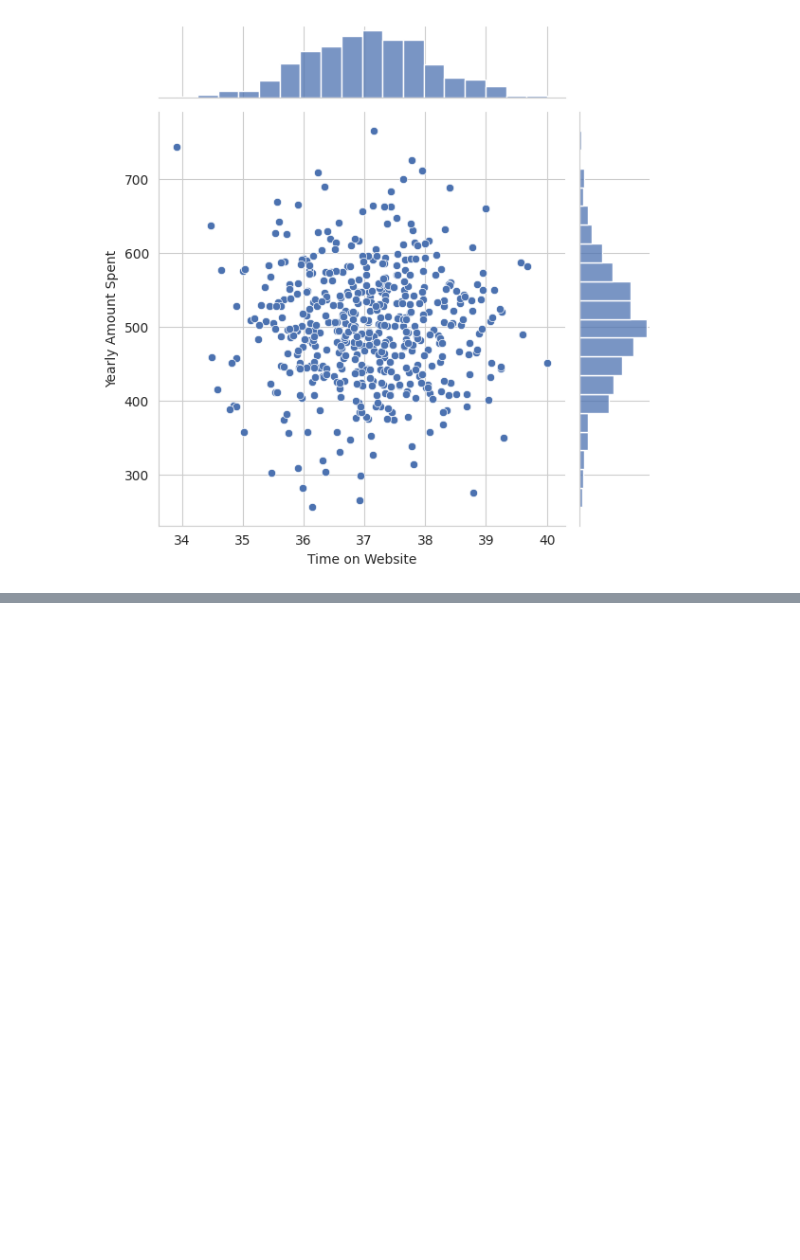
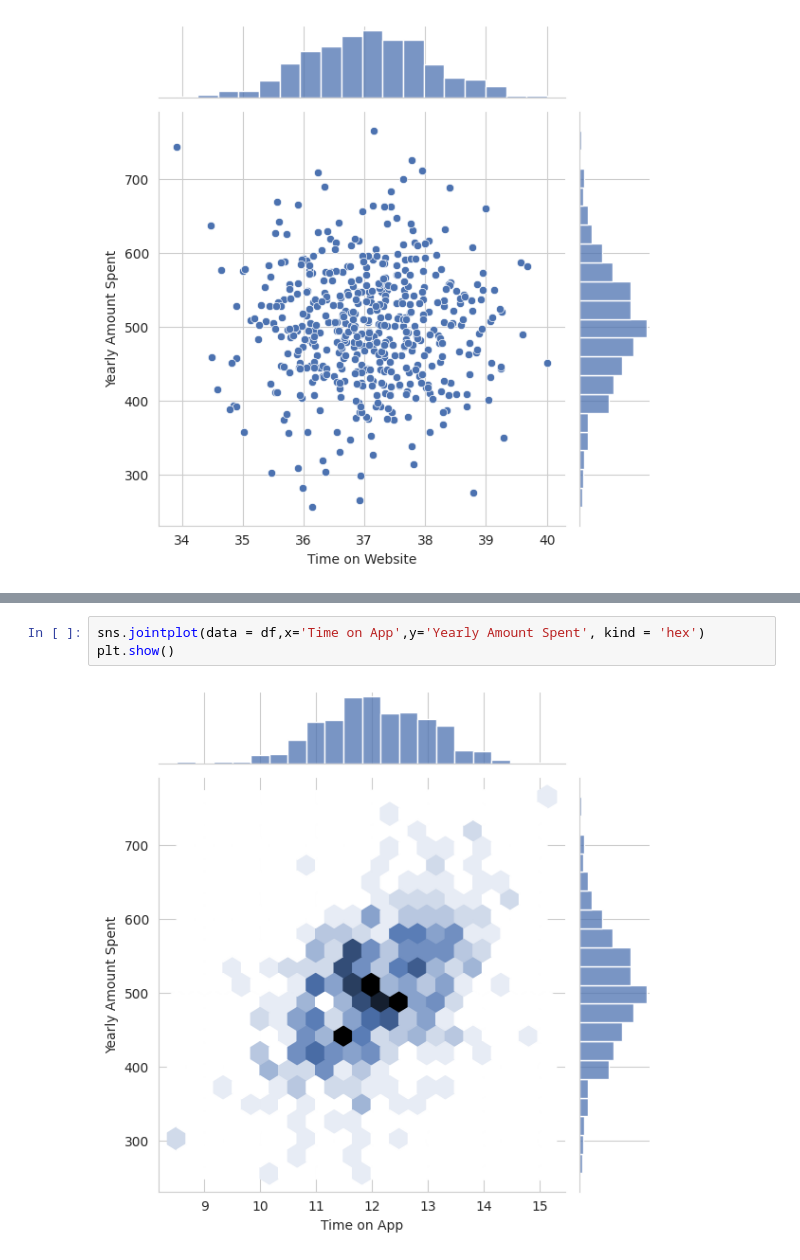
Before and after one commit to Yash-Yelave/Machine_Learning, a Jupyter notebook: ML_PR_test.ipynb, the cells around one changed output, grey strips where cells are left out. Cells and saved outputs as stored; diff of their text form; blank space fills up the shorter version.

```diff
--- a/ML_PR_test.ipynb
+++ b/ML_PR_test.ipynb
@@ -96,0 +102,5 @@ plt.show()
+# %%
+sns.jointplot(data = df,x='Time on App',y='Yearly Amount Spent', kind = 'hex')
+plt.show()
+# %% [output]
+[figure, added]
```
Also changed, not shown: parts of 4 cells of this notebook.
